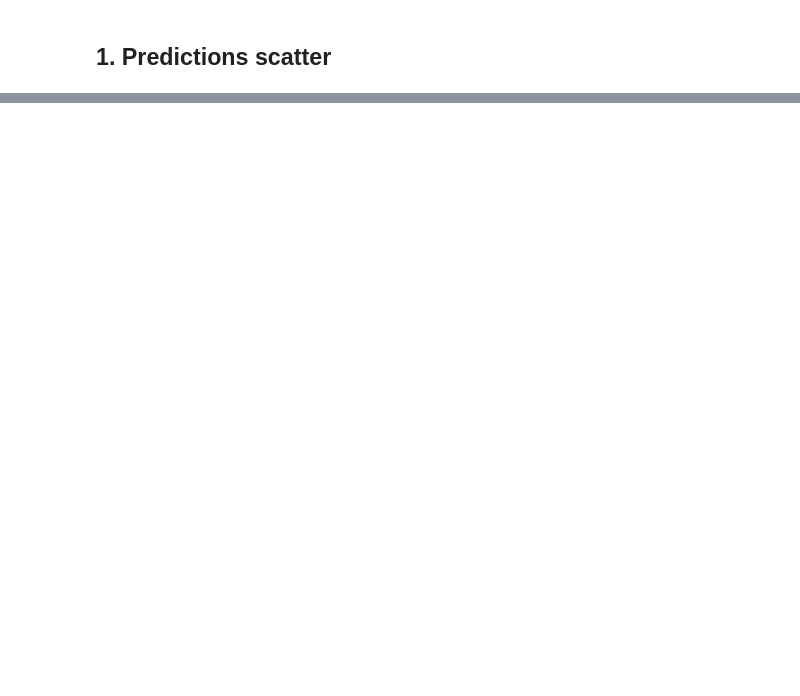
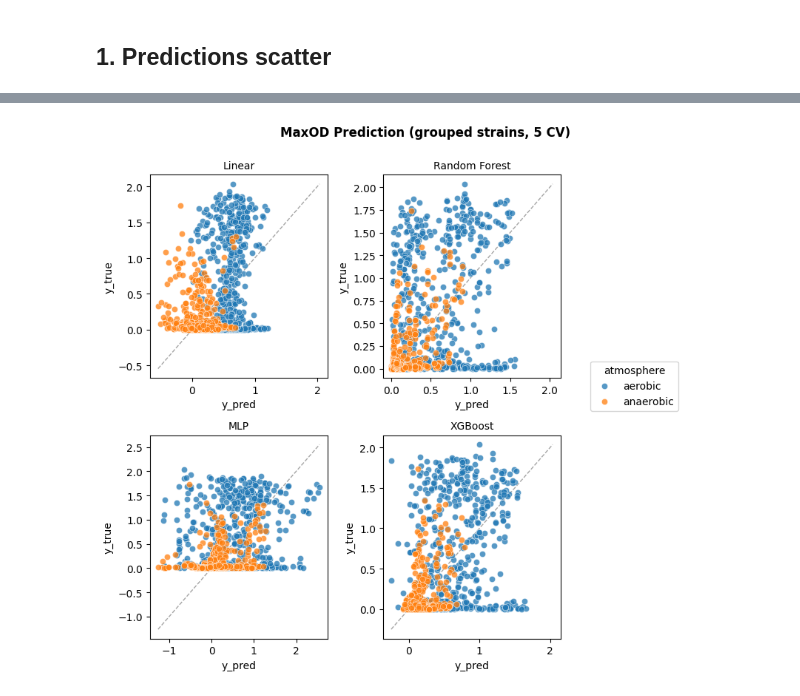
Before and after one commit to lyach/MAPLe, a Jupyter notebook: notebooks/04_modeling_results.ipynb, the cells around one changed output, grey strips where cells are left out. Cells and saved outputs as stored; diff of their text form; code cells hidden in the pictures; blank space fills up the shorter version.

```diff
--- a/notebooks/04_modeling_results.ipynb
+++ b/notebooks/04_modeling_results.ipynb
@@ -64,0 +163,9 @@ fig = plot_scatter_predictions([xgb_random, xgb_grouped, xgb_loso, xgb_lomo],
+# %%
+from src.modeling.plots import plot_scatter_predictions
+
+fig = plot_scatter_predictions([linear_grouped, rf_grouped, mlp_grouped, xgb_grouped],
+                               titles=["Linear", "Random Forest", "MLP", "XGBoost"],
+                               color_by="atmosphere",
+                               fig_title="MaxOD Prediction (grouped strains, 5 CV)")
+# %% [output]
+[figure, added]
```
Also changed, not shown: parts of 17 cells of this notebook, 5 other files.
